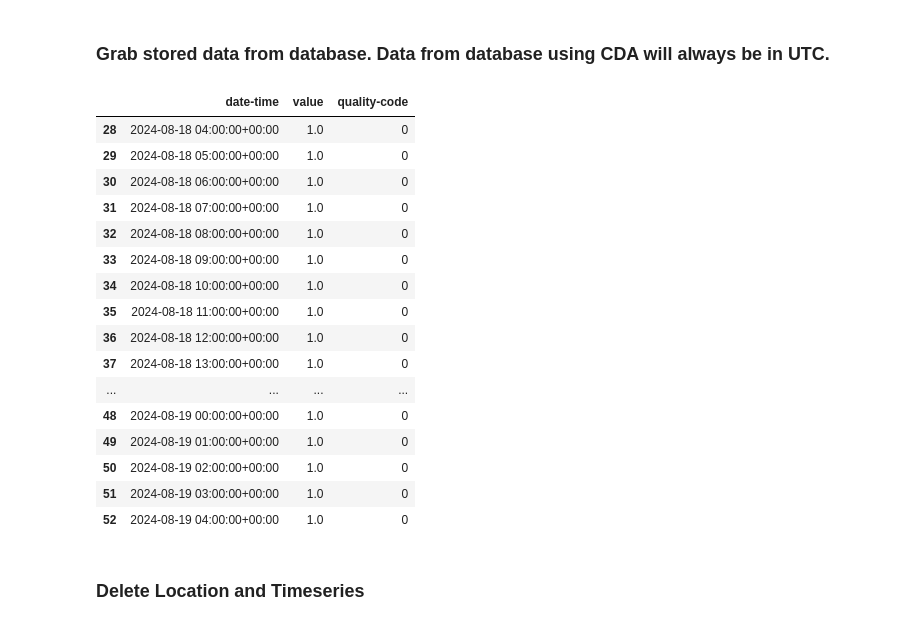
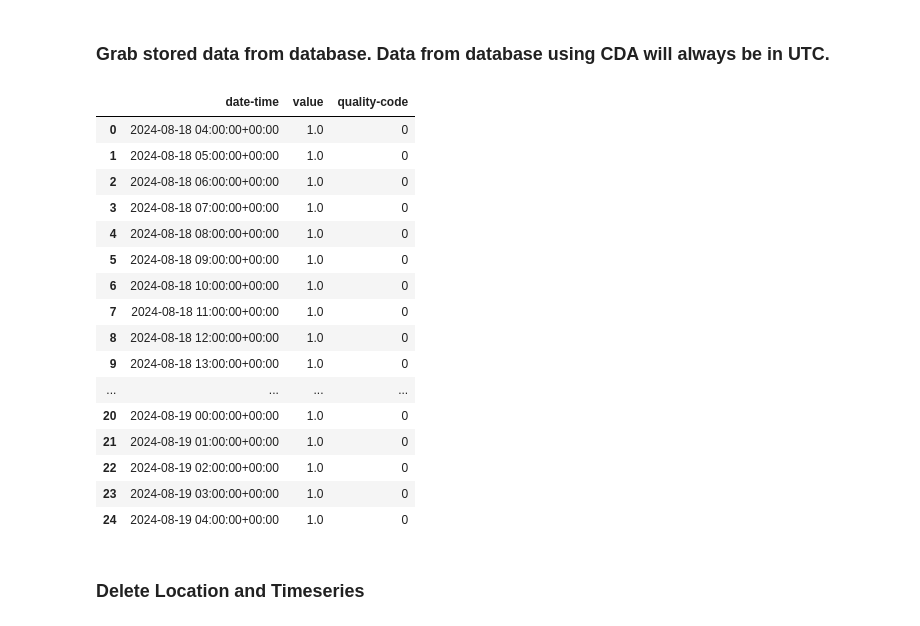
Before and after one commit to HydrologicEngineeringCenter/cwms-python, a Jupyter notebook: examples/01_cwms_timeseries_location_examples.ipynb, the cells around one changed output. Drawn from its saved outputs; the diff is of its cells as text; code cells hidden in the pictures.

```diff
--- a/examples/01_cwms_timeseries_location_examples.ipynb
+++ b/examples/01_cwms_timeseries_location_examples.ipynb
@@ -252,25 +324,25 @@ end = pd.to_datetime('2024-08-20')
 
 test_ts = cwms.get_timeseries(ts_id=ts_id_1,office_id=office_id,begin=begin, end=end)
 # %%
-test_ts.df.dropna()
+test_ts.df
 # %% [output]
 |  | date-time | value | quality-code |
-| 28 | 2024-08-18 04:00:00+00:00 | 1.0 | 0 |
-| 29 | 2024-08-18 05:00:00+00:00 | 1.0 | 0 |
-| 30 | 2024-08-18 06:00:00+00:00 | 1.0 | 0 |
-| 31 | 2024-08-18 07:00:00+00:00 | 1.0 | 0 |
-| 32 | 2024-08-18 08:00:00+00:00 | 1.0 | 0 |
-| 33 | 2024-08-18 09:00:00+00:00 | 1.0 | 0 |
-| 34 | 2024-08-18 10:00:00+00:00 | 1.0 | 0 |
-| 35 | 2024-08-18 11:00:00+00:00 | 1.0 | 0 |
-| 36 | 2024-08-18 12:00:00+00:00 | 1.0 | 0 |
-| 37 | 2024-08-18 13:00:00+00:00 | 1.0 | 0 |
+| 0 | 2024-08-18 04:00:00+00:00 | 1.0 | 0 |
+| 1 | 2024-08-18 05:00:00+00:00 | 1.0 | 0 |
+| 2 | 2024-08-18 06:00:00+00:00 | 1.0 | 0 |
+| 3 | 2024-08-18 07:00:00+00:00 | 1.0 | 0 |
+| 4 | 2024-08-18 08:00:00+00:00 | 1.0 | 0 |
+| 5 | 2024-08-18 09:00:00+00:00 | 1.0 | 0 |
+| 6 | 2024-08-18 10:00:00+00:00 | 1.0 | 0 |
+| 7 | 2024-08-18 11:00:00+00:00 | 1.0 | 0 |
+| 8 | 2024-08-18 12:00:00+00:00 | 1.0 | 0 |
+| 9 | 2024-08-18 13:00:00+00:00 | 1.0 | 0 |
 | ... | ... | ... | ... |
-| 48 | 2024-08-19 00:00:00+00:00 | 1.0 | 0 |
-| 49 | 2024-08-19 01:00:00+00:00 | 1.0 | 0 |
-| 50 | 2024-08-19 02:00:00+00:00 | 1.0 | 0 |
-| 51 | 2024-08-19 03:00:00+00:00 | 1.0 | 0 |
-| 52 | 2024-08-19 04:00:00+00:00 | 1.0 | 0 |
+| 20 | 2024-08-19 00:00:00+00:00 | 1.0 | 0 |
+| 21 | 2024-08-19 01:00:00+00:00 | 1.0 | 0 |
+| 22 | 2024-08-19 02:00:00+00:00 | 1.0 | 0 |
+| 23 | 2024-08-19 03:00:00+00:00 | 1.0 | 0 |
+| 24 | 2024-08-19 04:00:00+00:00 | 1.0 | 0 |
 # %% [markdown]
 ### Delete Location and Timeseries
 # %% [markdown]
```
Also changed, not shown: parts of 10 cells of this notebook, 2 other files.
